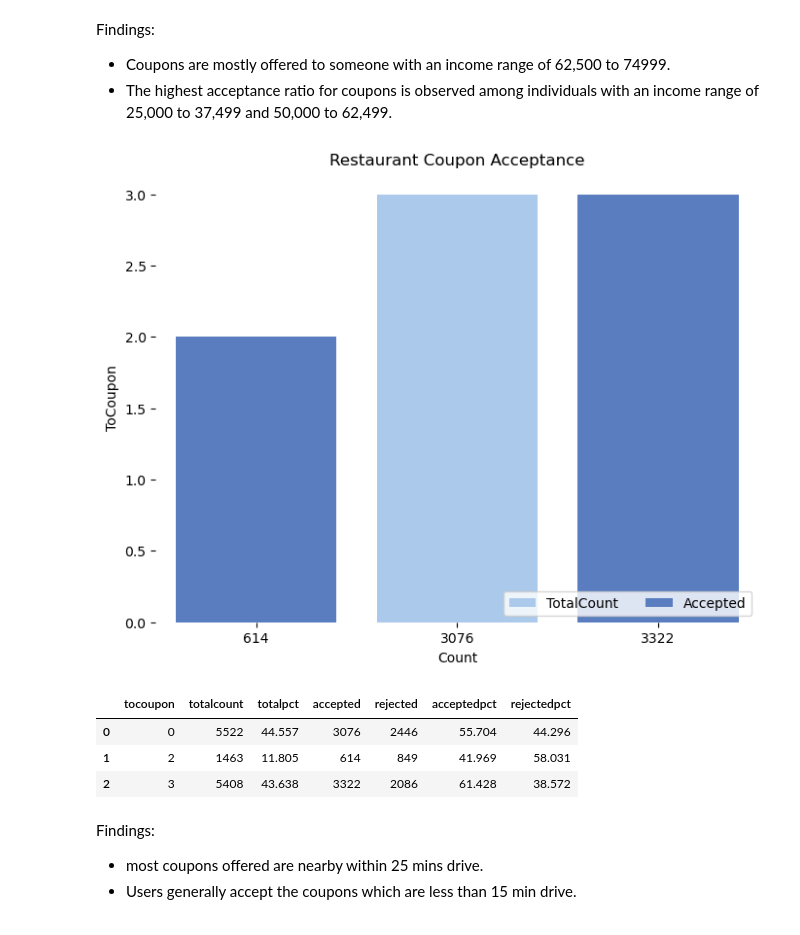
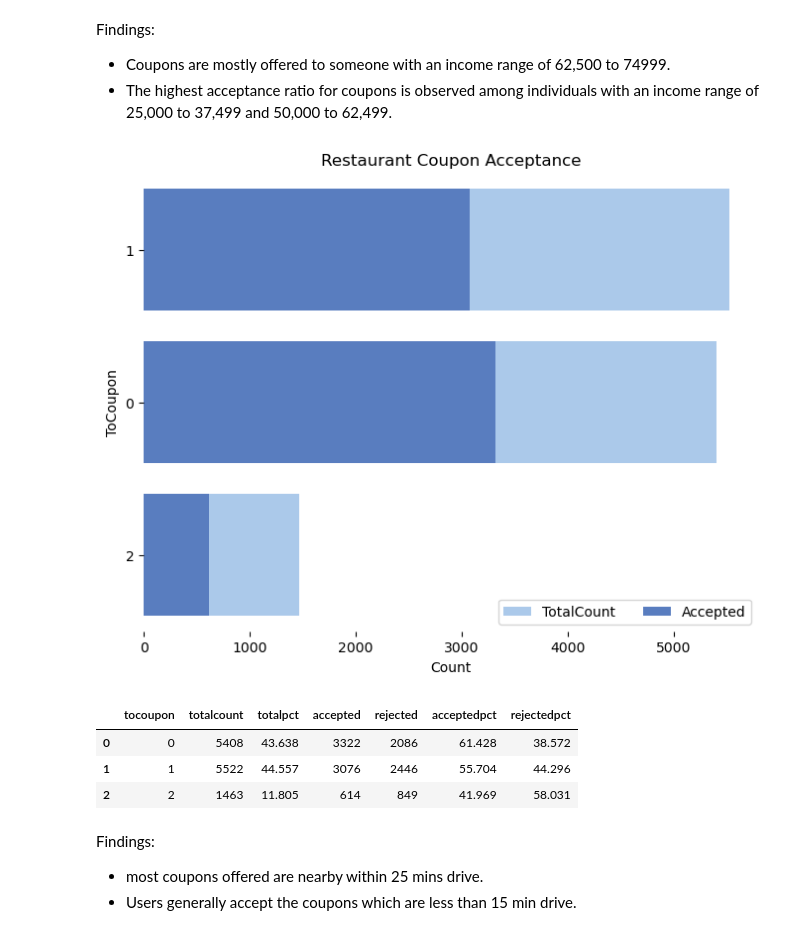
Before and after one commit to hhanarafifa/indrive-coupon-recommendation, a Jupyter notebook: InDriveCouponProject_EDA_RaniaHana_Rev1.ipynb, the cells around one changed output. Drawn from its saved outputs; the diff is of its cells as text; code cells hidden in the pictures.

```diff
--- a/InDriveCouponProject_EDA_RaniaHana_Rev1.ipynb
+++ b/InDriveCouponProject_EDA_RaniaHana_Rev1.ipynb
@@ -119,20 +119,19 @@ df1 = df1.drop(['toCoupon_GEQ5min', 'direction_opp'], axis = 1)
 # EDA
 # %%
 # Perform feature engineering for 'toCoupon'
-# 0 -> use coupon with driving distance of 15 mins
-# 1 -> use coupon with driving distance of 25 mins
-# 2 -> use coupon with driving distance of both 15 and 25 mins
-# 3 -> don't use both coupon
+# 0 -> use coupon with driving distance is <15 mins
+# 1 -> use coupon with driving distance is <25 mins
+# 2 -> use coupon with driving distance is 25 mins or more
 
 tocoupon = []
 for index, row in df1.iterrows():
-    if (row['toCoupon_GEQ15min']==1 and row['toCoupon_GEQ25min']==0):
+    if (row['toCoupon_GEQ15min']==0 and row['toCoupon_GEQ25min']==0):
         tocoupon.append(0)
-    elif (row['toCoupon_GEQ15min']==0 and row['toCoupon_GEQ25min']==1):
+    elif (row['toCoupon_GEQ15min']==1 and row['toCoupon_GEQ25min']==0):
         tocoupon.append(1)
     elif (row['toCoupon_GEQ15min']==1 and row['toCoupon_GEQ25min']==1):
         tocoupon.append(2)
-    else:
-        tocoupon.append(3)
+
 df1['tocoupon'] = tocoupon
-df1
+df1['tocoupon'] = df1['tocoupon'].astype('str')
+# df1
@@ -744,39 +747,39 @@ df_tc = pd.DataFrame(sorted(list(df1['tocoupon'].unique())), columns = ['tocoupo
 df_tc['totalcount'] = list(df1.groupby('tocoupon')['Accept(Y/N?)'].count())
 df_tc['totalpct'] = round(df_tc['totalcount']/df1['tocoupon'].shape[0]*100, 3)
 df_tc['accepted'] = list(df1[df1['Accept(Y/N?)']==1].groupby('tocoupon')['Accept(Y/N?)'].count())
 df_tc['rejected'] = list(df1[df1['Accept(Y/N?)']==0].groupby('tocoupon')['Accept(Y/N?)'].count())
 df_tc['acceptedpct'] = round(df_tc['accepted'] / df_tc['totalcount'] * 100, 3)
 df_tc['rejectedpct'] = round(df_tc['rejected'] / df_tc['totalcount'] * 100, 3)
 
 f, ax = plt.subplots(figsize=(8, 6))
 
 # Sort the DataFrame by totalcount in descending order
 data = df_tc.sort_values("totalcount", ascending=False)
 
 # Plot the total count
 sns.set_color_codes("pastel")
 sns.barplot(x="totalcount", y="tocoupon", data=data,
             label="TotalCount", color = 'b')
 
 # Plot the Accepted ones
 sns.set_color_codes("muted")
-sns.barplot(x="accepted", y="tocoupon", data=df_tc,
+sns.barplot(x="accepted", y="tocoupon", data=data,
             label="Accepted", color="b")
 
 # Add a legend and informative axis labels
 ax.legend(ncol=2, loc="lower right", frameon=True)
 ax.set(xlabel="Count", ylabel="ToCoupon",
        title="Restaurant Coupon Acceptance")
 sns.despine(left=True, bottom=True)
 
 plt.show()
 df_tc
 # %% [output]
-[figure, old version]
+[figure, new version]
 |  | tocoupon | totalcount | totalpct | accepted | rejected | acceptedpct | rejectedpct |
-| 0 | 0 | 5522 | 44.557 | 3076 | 2446 | 55.704 | 44.296 |
-| 1 | 2 | 1463 | 11.805 | 614 | 849 | 41.969 | 58.031 |
-| 2 | 3 | 5408 | 43.638 | 3322 | 2086 | 61.428 | 38.572 |
+| 0 | 0 | 5408 | 43.638 | 3322 | 2086 | 61.428 | 38.572 |
+| 1 | 1 | 5522 | 44.557 | 3076 | 2446 | 55.704 | 44.296 |
+| 2 | 2 | 1463 | 11.805 | 614 | 849 | 41.969 | 58.031 |
 # %% [markdown]
 Findings:
 - most coupons offered are nearby within 25 mins drive.
```
Also changed, not shown: parts of 18 cells of this notebook, 3 other files.
